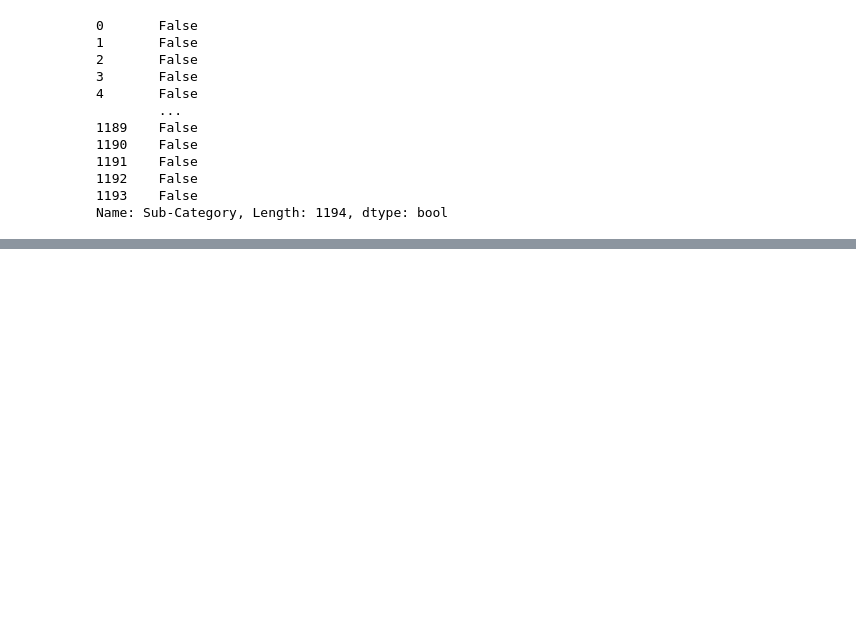
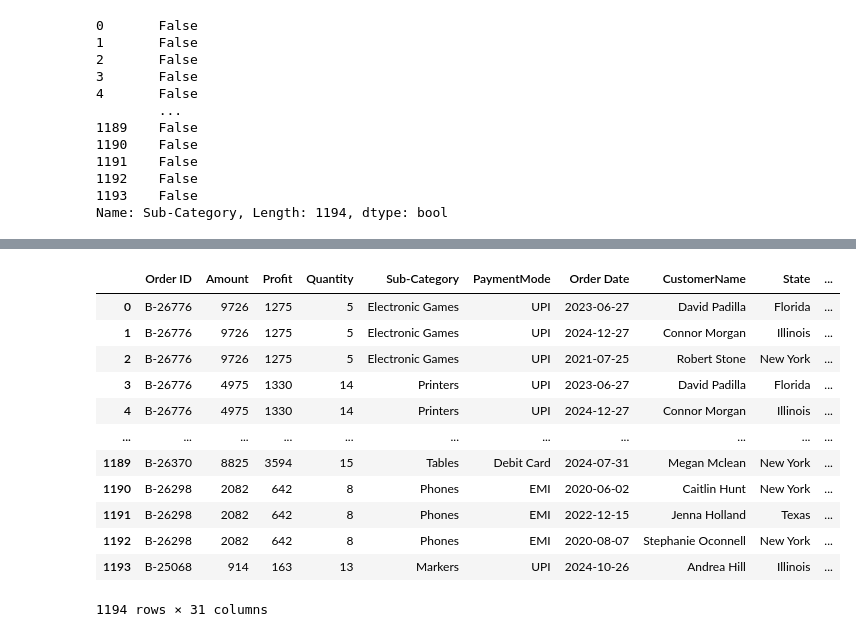
Before and after one commit to szymonszwedzinskiii/DataTemplates, a Jupyter notebook: Untitled0.ipynb, the cells around one changed output, grey strips where cells are left out. Drawn from its saved outputs; the diff is of its cells as text; code cells hidden in the pictures; blank space fills up the shorter version.

```diff
--- a/Untitled0.ipynb
+++ b/Untitled0.ipynb
@@ -615,0 +712,5 @@ Name: Sub-Category, Length: 1194, dtype: bool
+# %%
+df = pd.DataFrame({'kolor': ['czerwony', 'zielony', 'niebieski','czerwony']})
+df_encoded = pd.get_dummies(df)
+
+print(df_encoded)
@@ -615,0 +749,17 @@ Name: Sub-Category, Length: 1194, dtype: bool
+# %%
+ohe = pd.get_dummies(df,columns=['Category','City'])
+ohe
+# %% [output]
+|  | Order ID | Amount | Profit | Quantity | Sub-Category | PaymentMode | Order Date | CustomerName | State | ... |
+| 0 | B-26776 | 9726 | 1275 | 5 | Electronic Games | UPI | 2023-06-27 | David Padilla | Florida | ... |
+| 1 | B-26776 | 9726 | 1275 | 5 | Electronic Games | UPI | 2024-12-27 | Connor Morgan | Illinois | ... |
+| 2 | B-26776 | 9726 | 1275 | 5 | Electronic Games | UPI | 2021-07-25 | Robert Stone | New York | ... |
+| 3 | B-26776 | 4975 | 1330 | 14 | Printers | UPI | 2023-06-27 | David Padilla | Florida | ... |
+| 4 | B-26776 | 4975 | 1330 | 14 | Printers | UPI | 2024-12-27 | Connor Morgan | Illinois | ... |
+| ... | ... | ... | ... | ... | ... | ... | ... | ... | ... | ... |
+| 1189 | B-26370 | 8825 | 3594 | 15 | Tables | Debit Card | 2024-07-31 | Megan Mclean | New York | ... |
+| 1190 | B-26298 | 2082 | 642 | 8 | Phones | EMI | 2020-06-02 | Caitlin Hunt | New York | ... |
+| 1191 | B-26298 | 2082 | 642 | 8 | Phones | EMI | 2022-12-15 | Jenna Holland | Texas | ... |
+| 1192 | B-26298 | 2082 | 642 | 8 | Phones | EMI | 2020-08-07 | Stephanie Oconnell | New York | ... |
+| 1193 | B-25068 | 914 | 163 | 13 | Markers | UPI | 2024-10-26 | Andrea Hill | Illinois | ... |
+1194 rows × 31 columns
```
Also changed, not shown: parts of 14 cells of this notebook.
